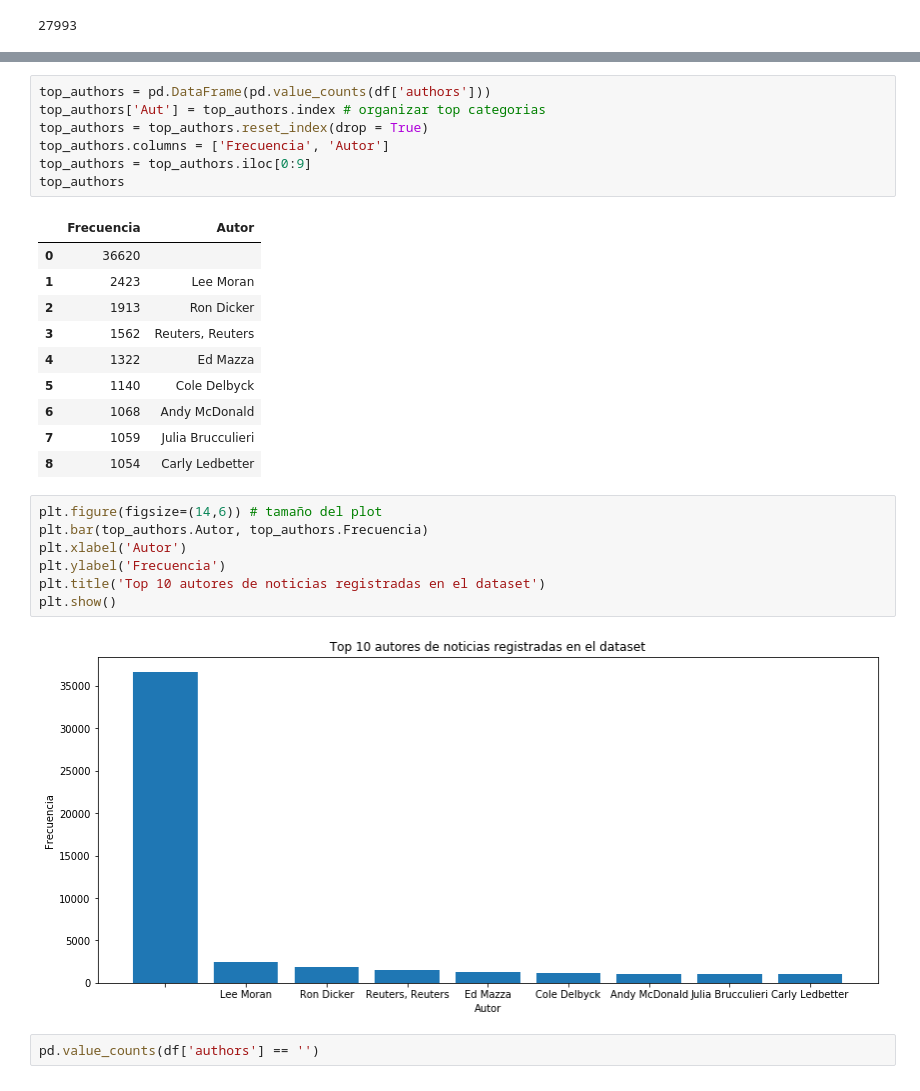
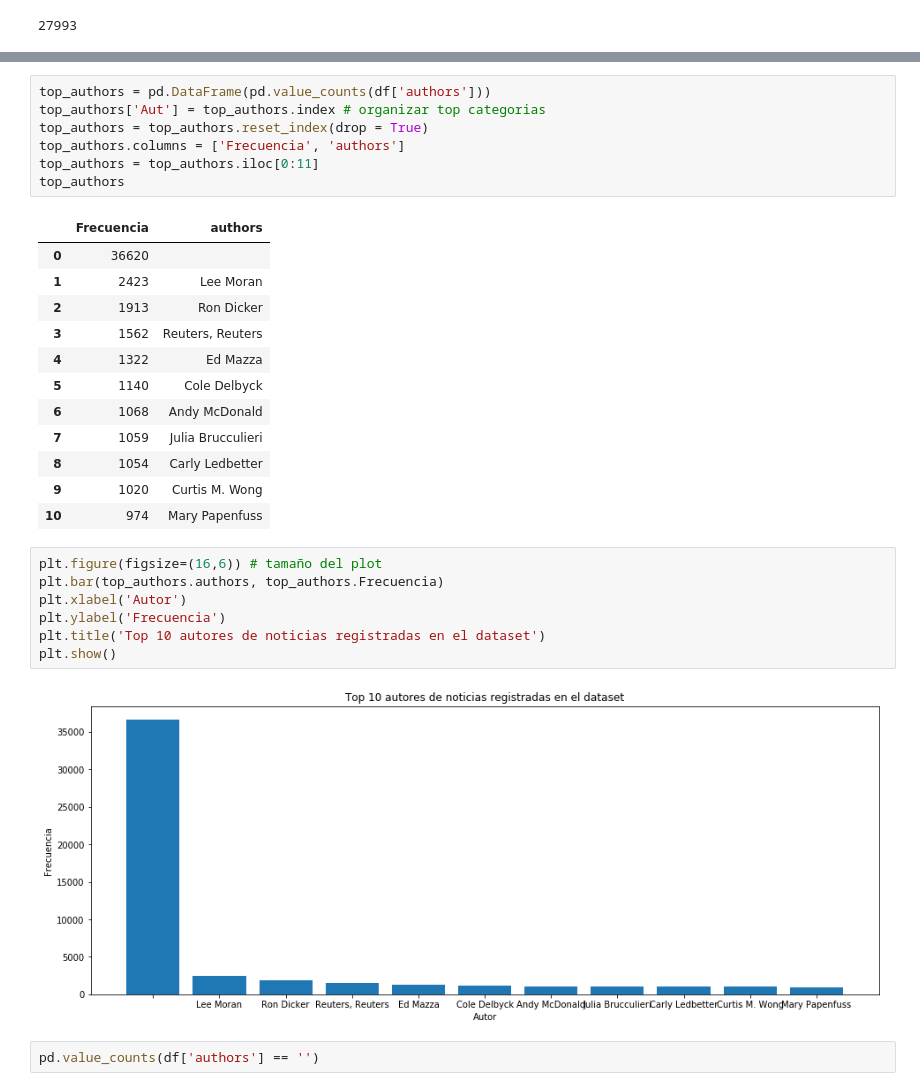
Before and after one commit to Oriojas/Noticias_df_WJ, a Jupyter notebook: Code/Categorización de noticias.ipynb, the cells around one changed output, grey strips where cells are left out. Saved outputs shown, nothing was run; the diff lists cells and outputs as text.

```diff
--- a/Code/Categorización de noticias.ipynb
+++ b/Code/Categorización de noticias.ipynb
@@ -122,11 +131,11 @@ Name: authors, Length: 27993, dtype: int64
 top_authors = pd.DataFrame(pd.value_counts(df['authors']))
 top_authors['Aut'] = top_authors.index # organizar top categorias
 top_authors = top_authors.reset_index(drop = True)
-top_authors.columns = ['Frecuencia', 'Autor']
-top_authors = top_authors.iloc[0:9]
+top_authors.columns = ['Frecuencia', 'authors']
+top_authors = top_authors.iloc[0:11]
 top_authors
 # %% [output]
-|  | Frecuencia | Autor |
+|  | Frecuencia | authors |
 | 0 | 36620 |  |
 | 1 | 2423 | Lee Moran |
 | 2 | 1913 | Ron Dicker |
@@ -136,15 +145,17 @@ top_authors
 | 6 | 1068 | Andy McDonald |
 | 7 | 1059 | Julia Brucculieri |
 | 8 | 1054 | Carly Ledbetter |
+| 9 | 1020 | Curtis M. Wong |
+| 10 | 974 | Mary Papenfuss |
 # %%
-plt.figure(figsize=(14,6)) # tamaño del plot
-plt.bar(top_authors.Autor, top_authors.Frecuencia)
+plt.figure(figsize=(16,6)) # tamaño del plot
+plt.bar(top_authors.authors, top_authors.Frecuencia)
 plt.xlabel('Autor')
 plt.ylabel('Frecuencia')
 plt.title('Top 10 autores de noticias registradas en el dataset')
 plt.show()
 # %% [output]
-[figure, old version]
+[figure, new version]
 # %%
 pd.value_counts(df['authors'] == '')
 # %% [output]
```
Also changed, not shown: parts of 51 cells of this notebook, 7 other files.
